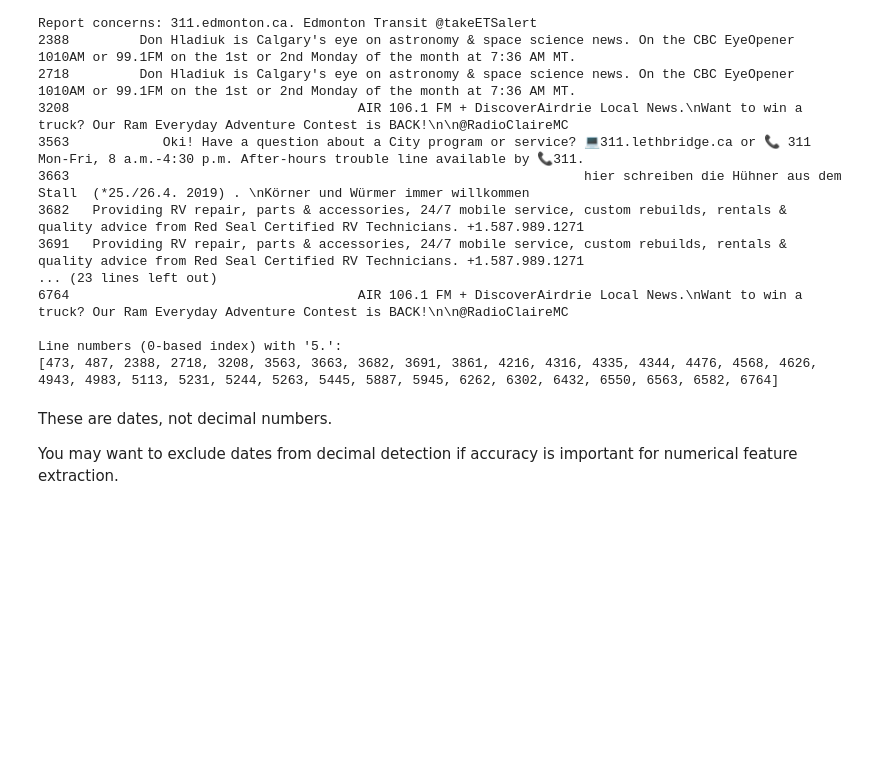
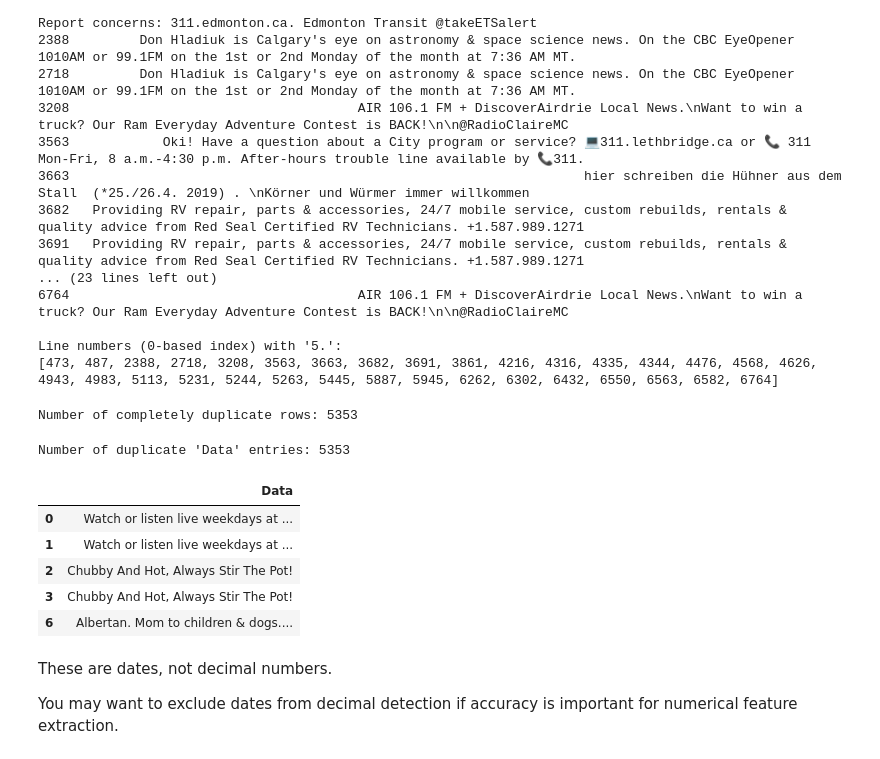
Before and after one commit to LCIT-AISC-T3-S25/Group1, a Jupyter notebook: Case_Study1/src/notebook/CaseStudy1_Q5.ipynb, the cells around one changed output. Cells and saved outputs as stored; diff of their text form; code cells hidden in the pictures; blank space fills up the shorter version.

```diff
--- a/Case_Study1/src/notebook/CaseStudy1_Q5.ipynb
+++ b/Case_Study1/src/notebook/CaseStudy1_Q5.ipynb
@@ -62,3 +71,23 @@ Matching records:
 
 Line numbers (0-based index) with '5.':
 [473, 487, 2388, 2718, 3208, 3563, 3663, 3682, 3691, 3861, 4216, 4316, 4335, 4344, 4476, 4568, 4626, 4943, 4983, 5113, 5231, 5244, 5263, 5445, 5887, 5945, 6262, 6302, 6432, 6550, 6563, 6582, 6764]
+# %%
+duplicate_count = df.duplicated().sum()
+print("Number of completely duplicate rows:", duplicate_count)
+# %% [output]
+Number of completely duplicate rows: 5353
+# %%
+text_duplicates = df['Data'].duplicated().sum()
+print("Number of duplicate 'Data' entries:", text_duplicates)
+# %% [output]
+Number of duplicate 'Data' entries: 5353
+# %%
+duplicated_rows = df[df['Data'].duplicated(keep=False)]
+duplicated_rows.head()
+# %% [output]
+|  | Data |
+| 0 | Watch or listen live weekdays at ... |
+| 1 | Watch or listen live weekdays at ... |
+| 2 | Chubby And Hot, Always Stir The Pot! |
+| 3 | Chubby And Hot, Always Stir The Pot! |
+| 6 | Albertan. Mom to children & dogs.... |
```
Also changed, not shown: parts of 14 cells of this notebook.
